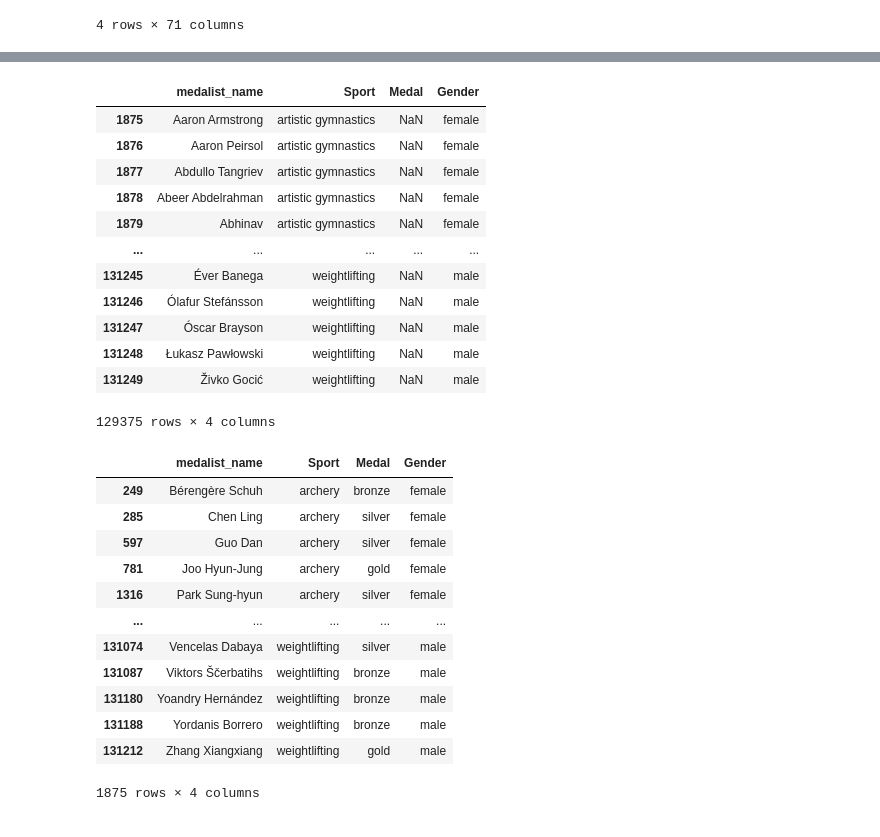
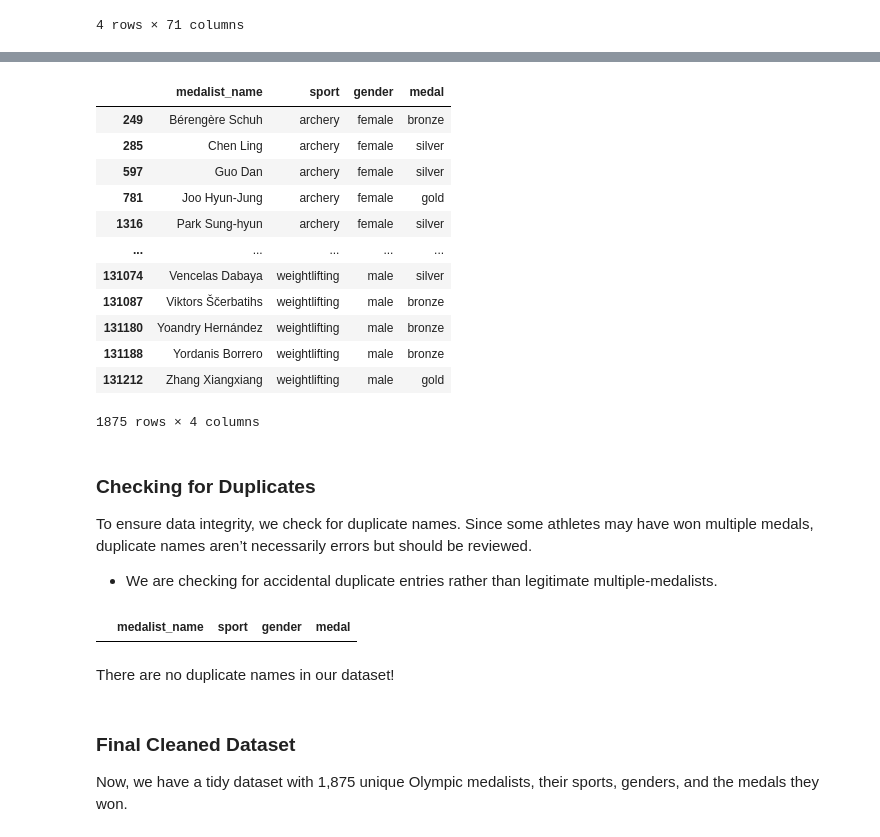
Before and after one commit to jsmall16/Small-Python-Portfolio, a Jupyter notebook: TidyData-Project/2008_olympic_medals.ipynb, the cells around one changed output, grey strips where cells are left out. Drawn from its saved outputs; the diff is of its cells as text; code cells hidden in the pictures.

Commit message:
Updated Code
Finalized visualizations and aggregations

```diff
--- a/TidyData-Project/2008_olympic_medals.ipynb
+++ b/TidyData-Project/2008_olympic_medals.ipynb
@@ -37,8 +63,8 @@ olympics.describe()
 olympics_melted = pd.melt(olympics,
         id_vars = "medalist_name", # keeping names the same
         value_vars = olympics.columns.difference(["medalist_name"]), # pivoting everything except first column
-        var_name = "Sport", # name of new columns
-        value_name = "Medal") # where the values go
+        var_name = "sport", # name of new columns
+        value_name = "medal") # where the values go
 
 olympics_melted.head()
 # %% [output]
@@ -51,5 +84,8 @@ olympics_melted.head()
 # %%
-olympics_melted[["Gender","Sport"]] = olympics_melted['Sport'].str.split("_", expand=True)
+olympics_melted[["gender","sport"]] = olympics_melted['sport'].str.split("_", expand=True)
+
+# Reordering the dataset so the order makes more sense
+olympics_melted = olympics_melted[['medalist_name', 'sport', 'gender', 'medal']]
 
 olympics_melted.head()
 # %% [output]
@@ -62,45 +101,40 @@ olympics_melted.head()
+# %%
+# Let's remove these null values
+
+olympics_df = olympics_melted.dropna()
+
+olympics_df
+
+# Awesome, we now have 1875 medalists again!
+# %% [output]
+|  | medalist_name | sport | gender | medal |
+| 249 | Bérengère Schuh | archery | female | bronze |
+| 285 | Chen Ling | archery | female | silver |
+| 597 | Guo Dan | archery | female | silver |
+| 781 | Joo Hyun-Jung | archery | female | gold |
+| 1316 | Park Sung-hyun | archery | female | silver |
+| ... | ... | ... | ... | ... |
+| 131074 | Vencelas Dabaya | weightlifting | male | silver |
+| 131087 | Viktors Ščerbatihs | weightlifting | male | bronze |
+| 131180 | Yoandry Hernández | weightlifting | male | bronze |
+| 131188 | Yordanis Borrero | weightlifting | male | bronze |
+| 131212 | Zhang Xiangxiang | weightlifting | male | gold |
+1875 rows × 4 columns
+# %% [markdown]
+### Checking for Duplicates
+To ensure data integrity, we check for duplicate names. Since some athletes may have won multiple medals, duplicate names aren’t necessarily errors but should be reviewed.
+- We are checking for accidental duplicate entries rather than legitimate multiple-medalists.
 # %%
-# The dataset looks tidy, but there are lot of null values... probably because a person is listed under each sport
-
 # Let's check for duplicates
 
-duplicates = olympics_melted[olympics_melted.duplicated(subset="medalist_name")]
+duplicates = olympics_df[olympics_df.duplicated(subset="medalist_name")]
 duplicates
 
 # Earlier, we knew that there were 1875 people in our dataset, now there are so many more
 # %% [output]
-|  | medalist_name | Sport | Medal | Gender |
-| 1875 | Aaron Armstrong | artistic gymnastics | NaN | female |
-| 1876 | Aaron Peirsol | artistic gymnastics | NaN | female |
-| 1877 | Abdullo Tangriev | artistic gymnastics | NaN | female |
-| 1878 | Abeer Abdelrahman | artistic gymnastics | NaN | female |
-| 1879 | Abhinav | artistic gymnastics | NaN | female |
-| ... | ... | ... | ... | ... |
-| 131245 | Éver Banega | weightlifting | NaN | male |
-| 131246 | Ólafur Stefánsson | weightlifting | NaN | male |
-| 131247 | Óscar Brayson | weightlifting | NaN | male |
-| 131248 | Łukasz Pawłowski | weightlifting | NaN | male |
-| 131249 | Živko Gocić | weightlifting | NaN | male |
+|  | medalist_name | sport | gender | medal |
-129375 rows × 4 columns
-# %%
-# Let's remove these null values
-
-olympics_melted = olympics_melted.dropna()
-
-olympics_melted
-
-# Awesome, we now have 1875 medalists again!
-# %% [output]
-|  | medalist_name | Sport | Medal | Gender |
-| 249 | Bérengère Schuh | archery | bronze | female |
-| 285 | Chen Ling | archery | silver | female |
-| 597 | Guo Dan | archery | silver | female |
-| 781 | Joo Hyun-Jung | archery | gold | female |
-| 1316 | Park Sung-hyun | archery | silver | female |
-| ... | ... | ... | ... | ... |
-| 131074 | Vencelas Dabaya | weightlifting | silver | male |
-| 131087 | Viktors Ščerbatihs | weightlifting | bronze | male |
-| 131180 | Yoandry Hernández | weightlifting | bronze | male |
-| 131188 | Yordanis Borrero | weightlifting | bronze | male |
-| 131212 | Zhang Xiangxiang | weightlifting | gold | male |
-1875 rows × 4 columns
+# %% [markdown]
+There are no duplicate names in our dataset!
+# %% [markdown]
+### Final Cleaned Dataset
+Now, we have a tidy dataset with 1,875 unique Olympic medalists, their sports, genders, and the medals they won.
```
Also changed, not shown: parts of 34 cells of this notebook, 3 other files.
